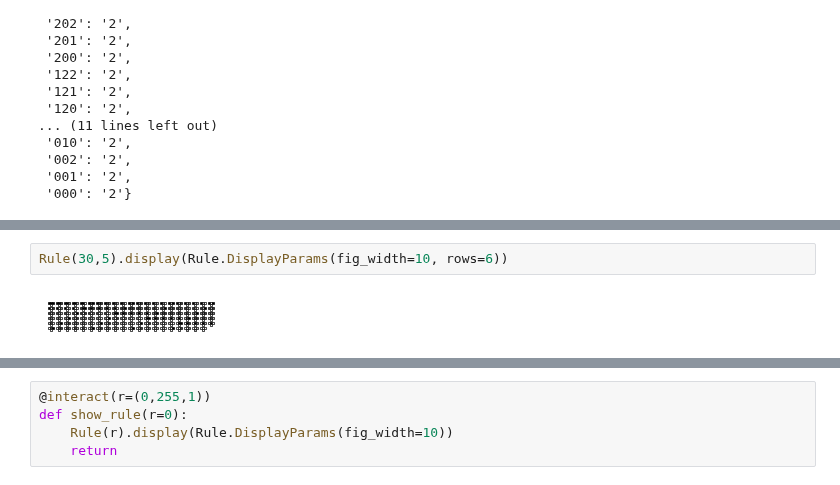
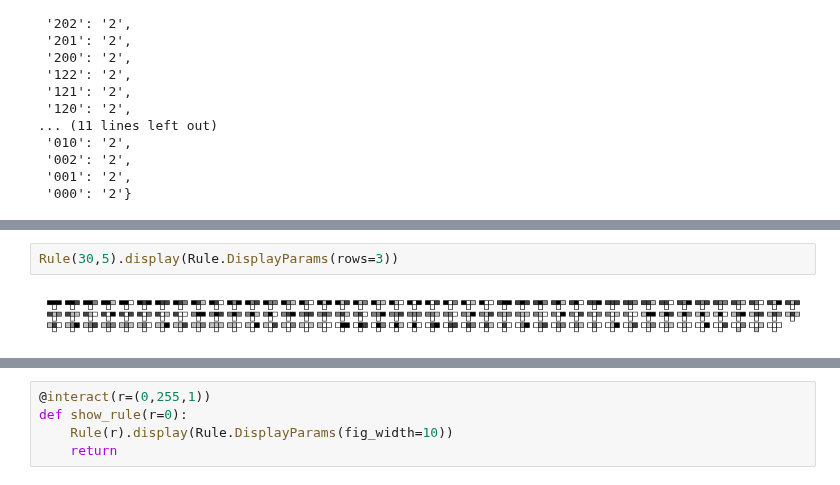
Before and after one commit to orome/automata-py, a Jupyter notebook: demo.ipynb, the cells around one changed output, grey strips where cells are left out. Drawn from its saved outputs; the diff is of its cells as text.

Commit message:
Centralize display layout and fix rule display sizing issues

```diff
--- a/demo.ipynb
+++ b/demo.ipynb
@@ -62,6 +62,6 @@ Rule(Rule._decode('11010', 2)).display(Rule.DisplayParams(fig_width=10, rows=1))
 # %% [output]
 [figure]
 # %%
-Rule(30,5).display(Rule.DisplayParams(fig_width=10, rows=6))
+Rule(30,5).display(Rule.DisplayParams(rows=3))
 # %% [output]
-[figure, old version]
+[figure, new version]
```
Also changed, not shown: parts of 6 cells of this notebook, 1 other file.
